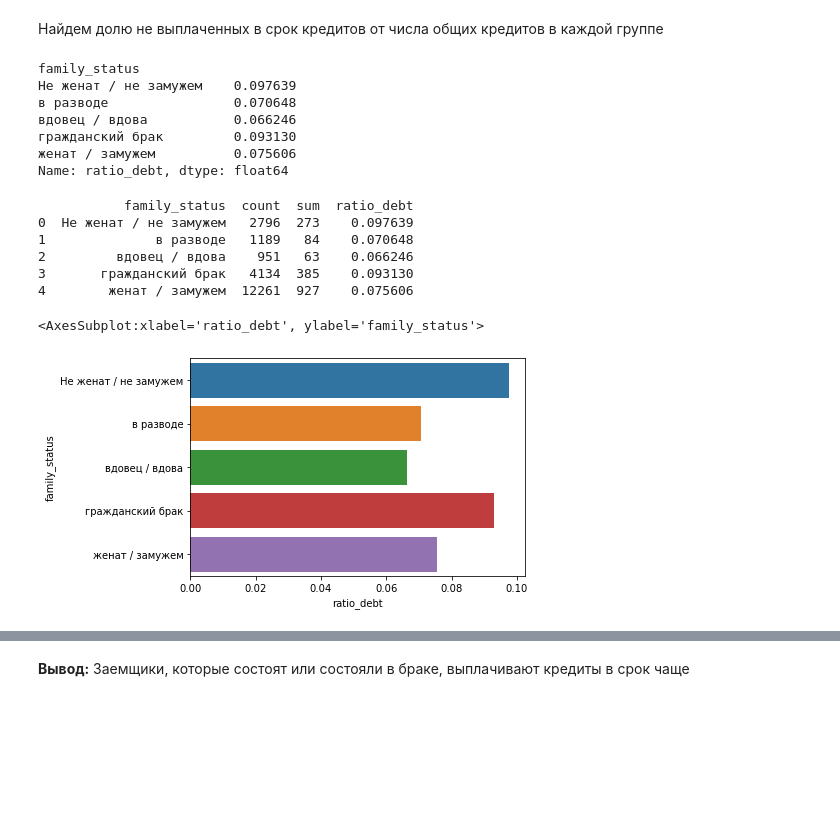
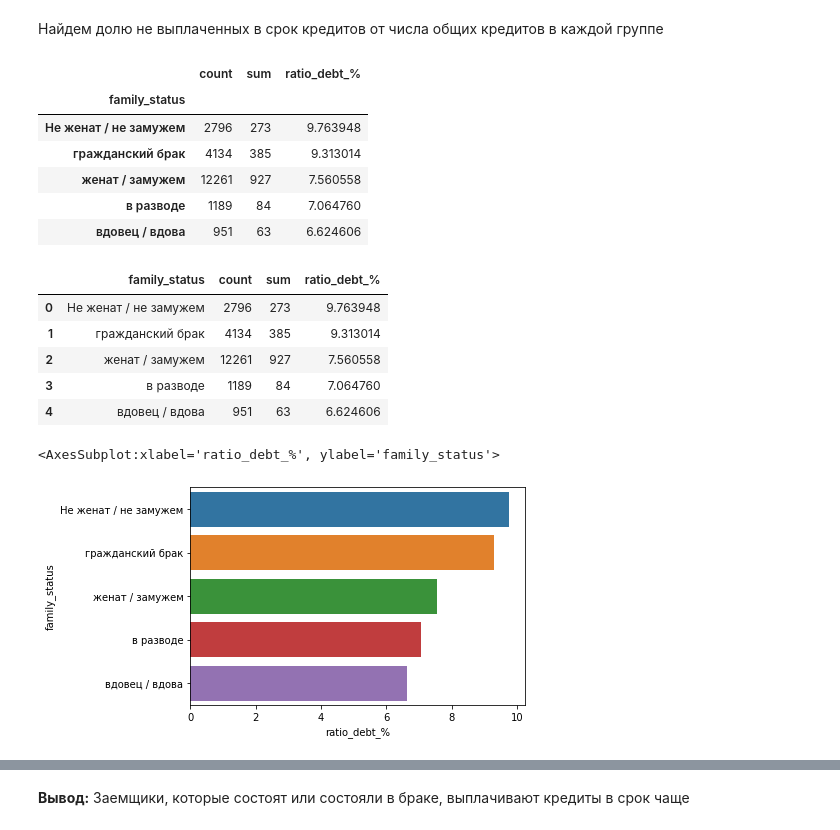
Before and after one commit to DmitrijUsachev/Sprint2, a Jupyter notebook: sprint_2.project_1.ipynb, the cells around one changed output, grey strips where cells are left out. Cells and saved outputs as stored; diff of their text form; code cells hidden in the pictures; blank space fills up the shorter version.

```diff
--- a/sprint_2.project_1.ipynb
+++ b/sprint_2.project_1.ipynb
@@ -14,7 +104,7 @@ import pandas as pd
 import seaborn as sns
 
 try:
-    data = pd.read_csv('/datasets/data.csv')
+    data = pd.read_csv('data.csv')
 except:
     data = pd.read_csv('https://code.s3.yandex.net/datasets/data.csv')
 # %% [markdown]
@@ -331,30 +428,29 @@ family_status_grouped
 # %% [markdown]
 Найдем долю не выплаченных в срок кредитов от числа общих кредитов в каждой группе
 # %%
-family_status_grouped['ratio_debt'] = data.groupby('family_status')['debt'].sum()/data.groupby('family_status')['debt'].count() #посчитаем отношения и запишем в стоблец ratio
-family_status_grouped['ratio_debt'] = family_status_grouped['ratio_debt'].sort_values(ascending=False) #Отсортируем значения в стоблце 'ratio' по убыванию
-family_status_grouped['ratio_debt']
+family_status_grouped['ratio_debt_%'] = data.groupby('family_status')['debt'].mean()*100 #посчитаем отношения и запишем в стоблец ratio
+family_status_grouped = family_status_grouped.sort_values(by= 'ratio_debt_%', ascending= False) #Отсортируем значения в стоблце 'ratio' по убыванию
+family_status_grouped
 # %% [output]
-family_status
-Не женат / не замужем    0.097639
-в разводе                0.070648
-вдовец / вдова           0.066246
-гражданский брак         0.093130
-женат / замужем          0.075606
-Name: ratio_debt, dtype: float64
+|  | count | sum | ratio_debt_% |
+| family_status |  |  |  |
+| Не женат / не замужем | 2796 | 273 | 9.763948 |
+| гражданский брак | 4134 | 385 | 9.313014 |
+| женат / замужем | 12261 | 927 | 7.560558 |
+| в разводе | 1189 | 84 | 7.064760 |
+| вдовец / вдова | 951 | 63 | 6.624606 |
 # %%
 family_status_grouped = family_status_grouped.reset_index(drop = False) #Для простроения графика требуется выделить стоблец family_status из индекса
-family_status_grouped.rename({'index' : 'children'})
-print(family_status_grouped)
+family_status_grouped
 # %% [output]
-           family_status  count  sum  ratio_debt
-0  Не женат / не замужем   2796  273    0.097639
-1              в разводе   1189   84    0.070648
-2         вдовец / вдова    951   63    0.066246
-3       гражданский брак   4134  385    0.093130
-4        женат / замужем  12261  927    0.075606
+|  | family_status | count | sum | ratio_debt_% |
+| 0 | Не женат / не замужем | 2796 | 273 | 9.763948 |
+| 1 | гражданский брак | 4134 | 385 | 9.313014 |
+| 2 | женат / замужем | 12261 | 927 | 7.560558 |
+| 3 | в разводе | 1189 | 84 | 7.064760 |
+| 4 | вдовец / вдова | 951 | 63 | 6.624606 |
 # %%
-sns.barplot(data= family_status_grouped, x= 'ratio_debt', y= 'family_status')#Построим график
+sns.barplot(data= family_status_grouped, x= 'ratio_debt_%', y= 'family_status')#Построим график
 # %% [output]
-<AxesSubplot:xlabel='ratio_debt', ylabel='family_status'>
+<AxesSubplot:xlabel='ratio_debt_%', ylabel='family_status'>
-[figure, old version]
+[figure, new version]
```
Also changed, not shown: parts of 61 cells of this notebook.
